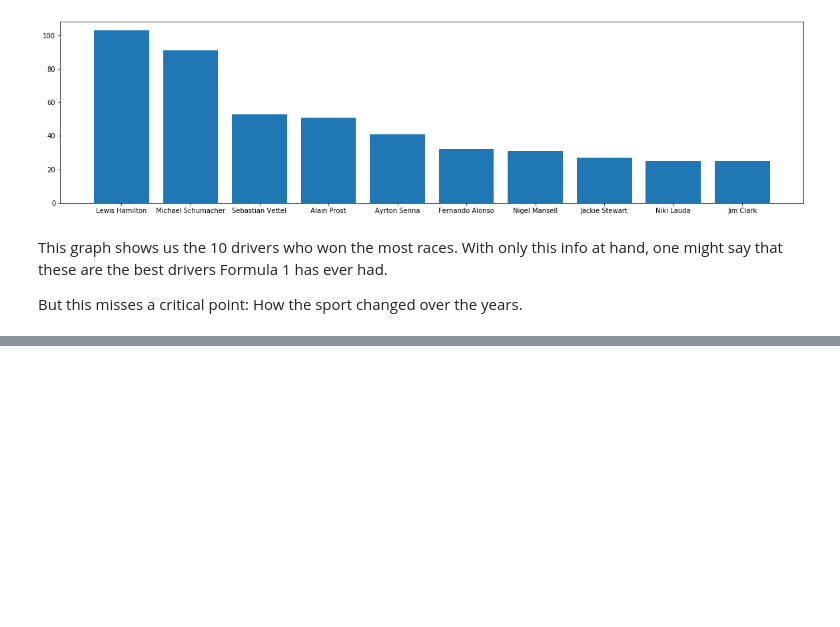
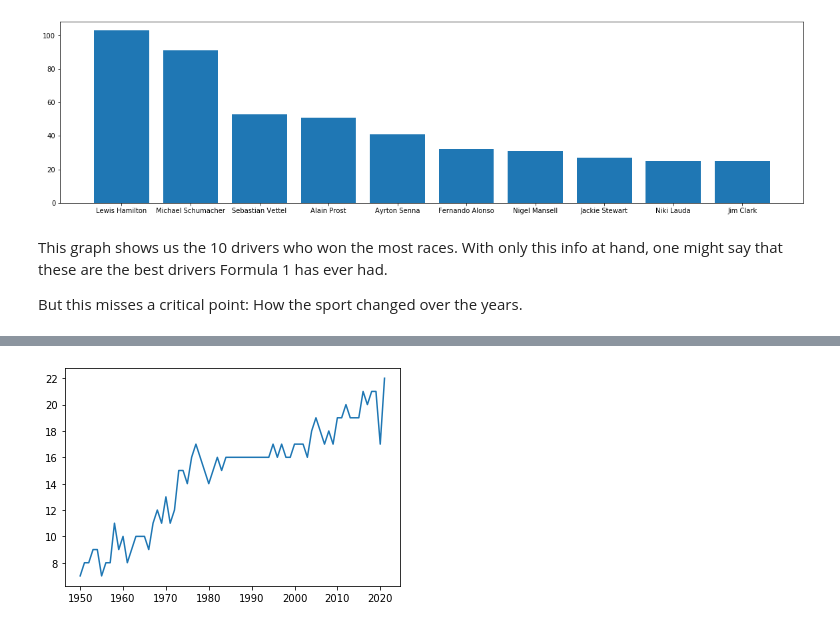
Before and after one commit to leoDomingos/study-on-formula-1-champions, a Jupyter notebook: f1-drivers-study.ipynb, the cells around one changed output, grey strips where cells are left out. Saved outputs shown, nothing was run; the diff lists cells and outputs as text; code cells hidden in the pictures; blank space fills up the shorter version.

Commit message:
Races per season-done

```diff
--- a/f1-drivers-study.ipynb
+++ b/f1-drivers-study.ipynb
@@ -141,0 +150,15 @@ But this misses a critical point: How the sport changed over the years.
+# %%
+year = 1950
+# Let's use a dictionary to store this data
+races_per_season = {}
+# This time we don't want to include the 2022 season, as it is not over. So, range(72).
+for i in range(72):
+    response = requests.get(url=f"http://ergast.com/api/f1/{year+i}/results/1.json")
+    data = response.json()
+    races_per_season[year+i] = 0
+    for race in data["MRData"]["RaceTable"]["Races"]:
+        races_per_season[year+i] += 1
+# %%
+plt.plot(list(races_per_season.keys()), list(races_per_season.values()));
+# %% [output]
+[figure, added]
```
Also changed, not shown: parts of 5 cells of this notebook.
